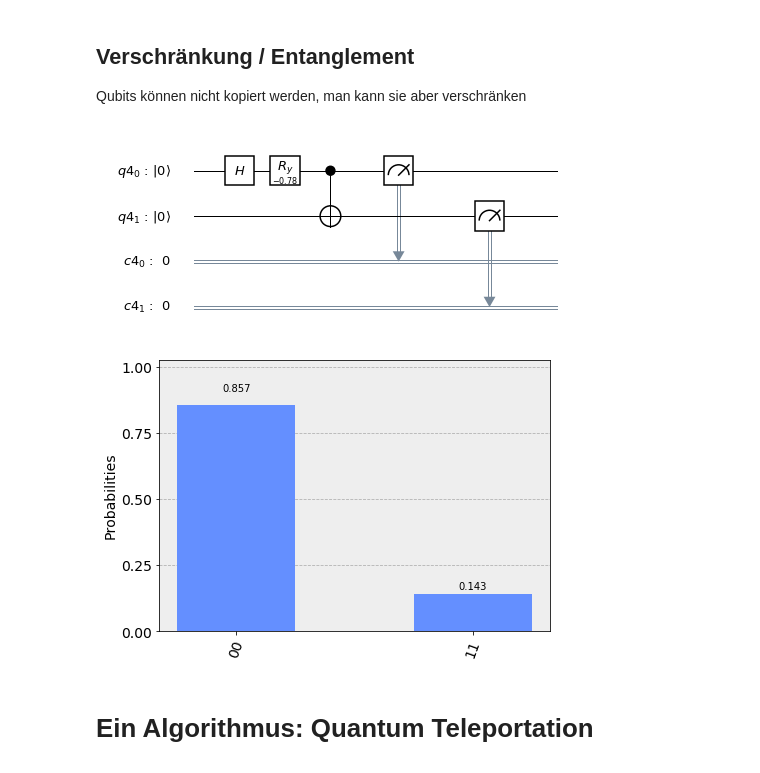
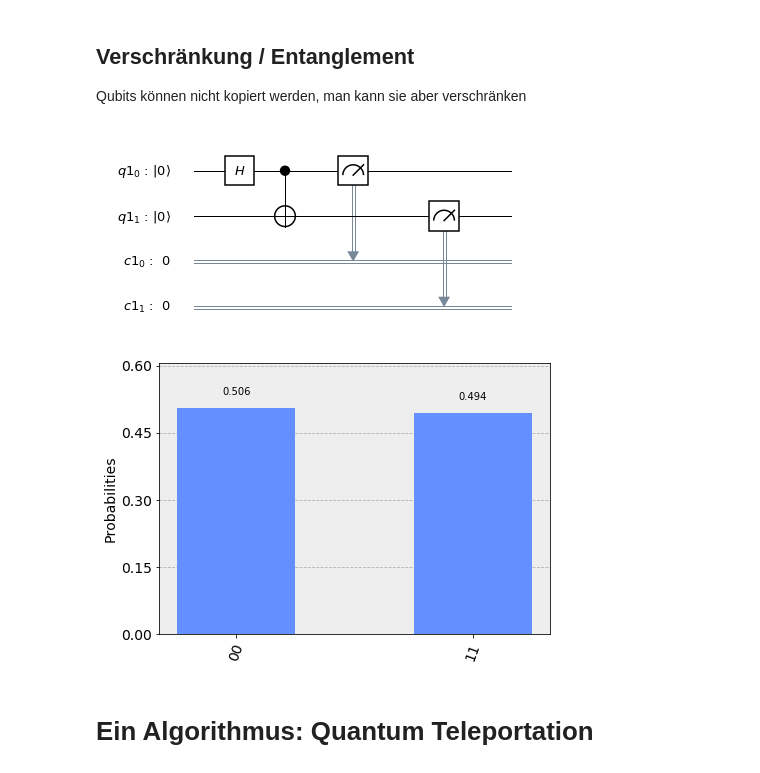
Before and after one commit to jzakotnik/quantum-tutorial, a Jupyter notebook: 1 - basic properties.ipynb, the cells around one changed output. Saved outputs shown, nothing was run; the diff lists cells and outputs as text; code cells hidden in the pictures.

```diff
--- a/1 - basic properties.ipynb
+++ b/1 - basic properties.ipynb
@@ -116,24 +116,24 @@ Qubits können nicht kopiert werden, man kann sie aber verschränken
 # %%
 # Creating registers
 q = QuantumRegister(2)
 c = ClassicalRegister(2)
 
 # quantum circuit to make an entangled bell state
 bell = QuantumCircuit(q, c)
 bell.h(q[0])
-bell.ry(-3.14/4,0) #do some tilt
+#bell.ry(-3.14/4,0) #do some tilt
 bell.cx(q[0], q[1])
 bell.measure(q[0], c[0])
 bell.measure(q[1], c[1])
 
 bell.draw(output='mpl')
 # %% [output]
-[figure, old version]
+[figure, new version]
 # %%
 counts = execute(bell, Aer.get_backend('qasm_simulator')).result().get_counts()
 plot_histogram(counts)
 # %% [output]
-[figure, old version]
+[figure, new version]
 # %% [markdown]
 # Ein Algorithmus: Quantum Teleportation
 # %%
```
Also changed, not shown: parts of 6 cells of this notebook.
